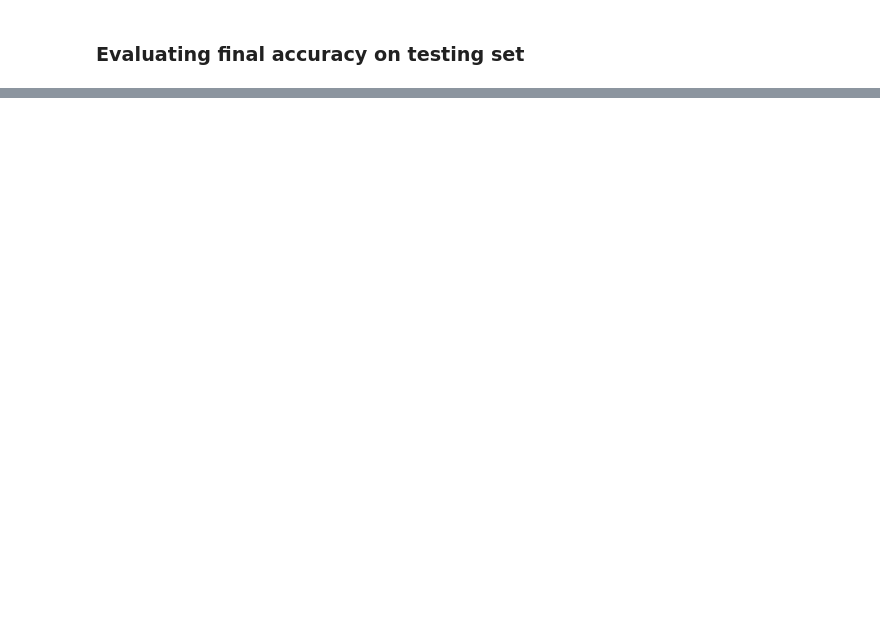
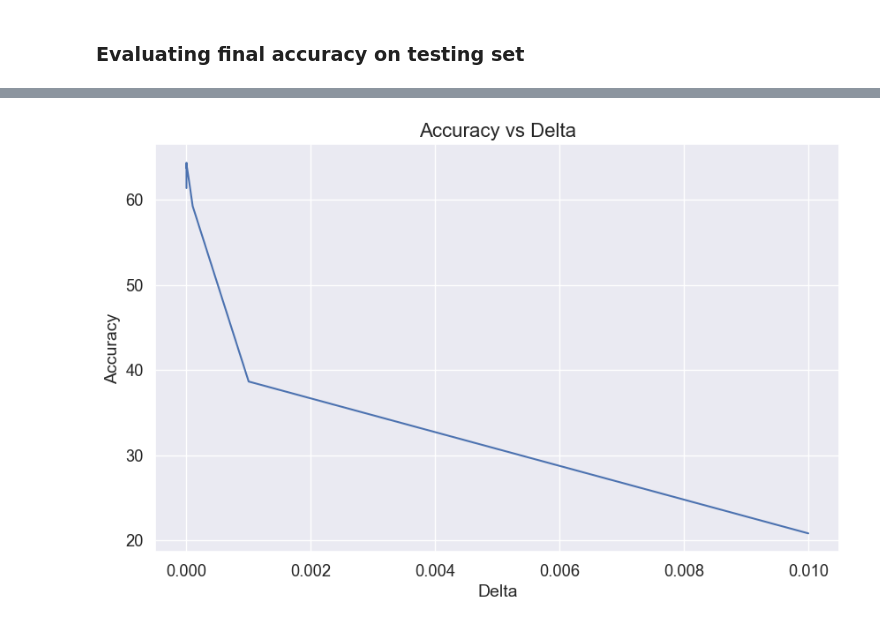
Before and after one commit to dami2106/Natural-Language-Processing, a Jupyter notebook: Lab_2/test.ipynb, the cells around one changed output, grey strips where cells are left out. Drawn from its saved outputs; the diff is of its cells as text; code cells hidden in the pictures; blank space fills up the shorter version.

```diff
--- a/Lab_2/test.ipynb
+++ b/Lab_2/test.ipynb
@@ -158,0 +191,10 @@ Accuracy for delta on testing set is 64.75583864118896
+# %%
+#Plot the accuracy against deltas
+plt.figure(figsize=(10, 6))
+plt.plot(deltas, accuracies)
+plt.xlabel('Delta', fontsize=14)
+plt.ylabel('Accuracy', fontsize=14)
+plt.title('Accuracy vs Delta', fontsize=16)
+plt.savefig('accuracy_vs_delta.png', dpi=300)
+# %% [output]
+[figure, added]
```
Also changed, not shown: parts of 9 cells of this notebook, 5 other files.
